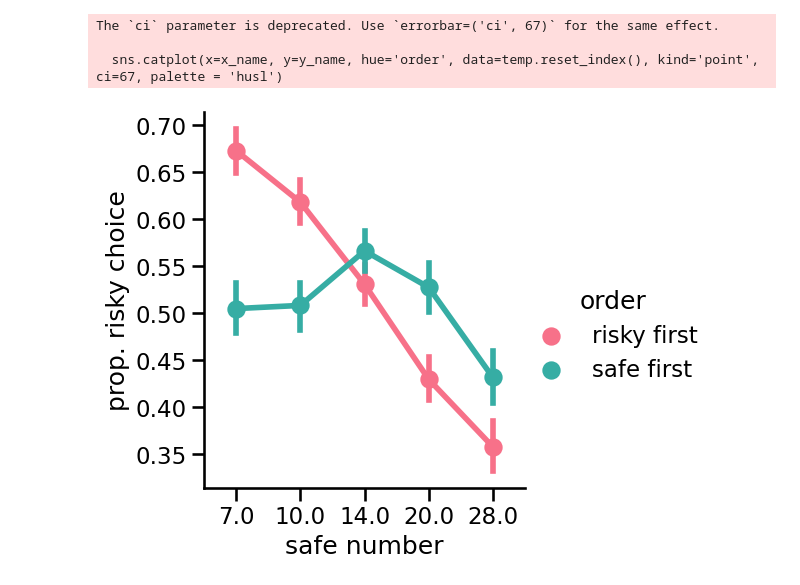
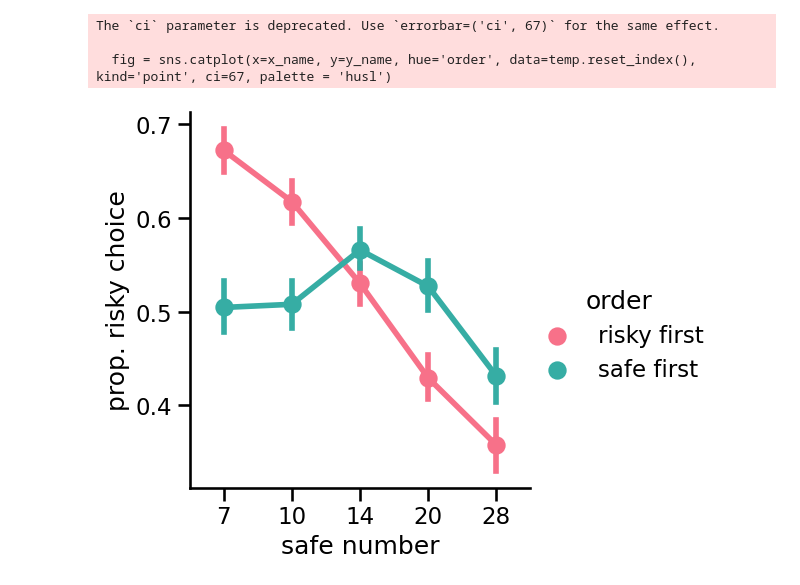
Before and after one commit to Gilles86/stress_risk, a Jupyter notebook: stress_risk/plots_for_paper/fig1_rawData.ipynb, the cells around one changed output. Saved outputs shown, nothing was run; the diff lists cells and outputs as text; code cells hidden in the pictures.

```diff
--- a/stress_risk/plots_for_paper/fig1_rawData.ipynb
+++ b/stress_risk/plots_for_paper/fig1_rawData.ipynb
@@ -14,24 +14,28 @@ df = get_data()
 # rename for nice plot labels
 df['group'] = np.where(df['group'] == 0, 'control', 'stress')
 df['order'] = np.where(df['risky_first'] == True, 'risky first', 'safe first')
+
+y_name = 'prop. risky choice'
+x_name = 'safe number'
+
+df[x_name] = pd.to_numeric(df['n_safe'], downcast='integer')
+df[y_name] = df['chose_risky']
 # %%
 # plot raw behavior
 
-y_name = 'prop. risky choice'
-x_name = 'safe number'
-
-df[x_name] = df['n_safe']
 temp = df.groupby(['subject', x_name, 'order']).mean()
 temp[y_name] = temp['chose_risky']
 temp = temp[y_name].to_frame()
 
-sns.catplot(x=x_name, y=y_name, hue='order', data=temp.reset_index(), kind='point', ci=67, palette = 'husl')
+fig = sns.catplot(x=x_name, y=y_name, hue='order', data=temp.reset_index(), kind='point', ci=67, palette = 'husl')
+# ax = sns.pointplot
+# ax.set_xticks(np.arange(0.3,0.7,0.2))
 plt.savefig(op.join(plot_folder_path, f'order_range_rawData.png'))
 # %% [output]
 The `ci` parameter is deprecated. Use `errorbar=('ci', 67)` for the same effect.
 
-  sns.catplot(x=x_name, y=y_name, hue='order', data=temp.reset_index(), kind='point', ci=67, palette = 'husl')
+  fig = sns.catplot(x=x_name, y=y_name, hue='order', data=temp.reset_index(), kind='point', ci=67, palette = 'husl')
-[figure, old version]
+[figure, new version]
 # %%
 sns.set_context('talk')
 # fac = sns.lmplot(x=x, y='chose_risky', data=df.reset_index(), logistic=True, col='group',hue='session') # 'risky_first'
```
Also changed, not shown: parts of 1 cell of this notebook, 2 other files.
